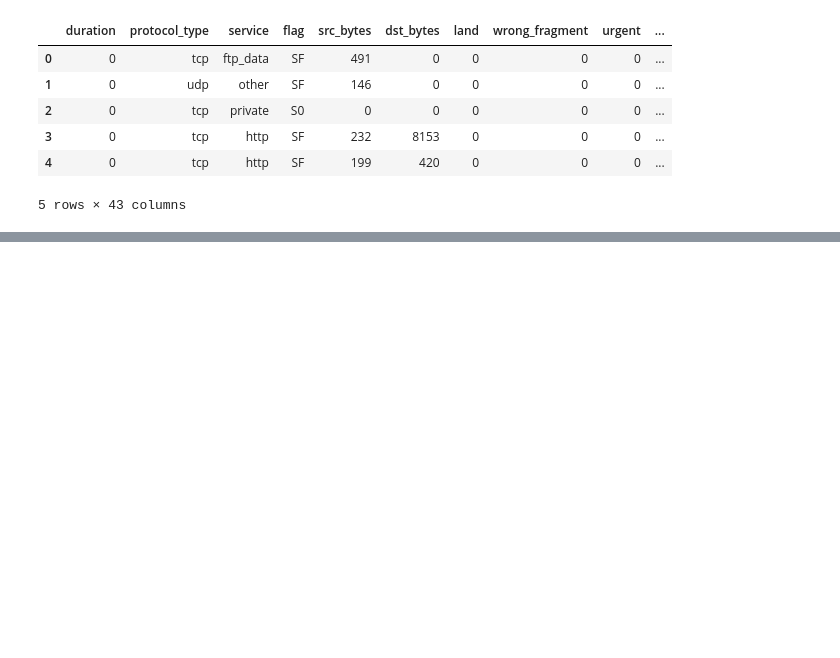
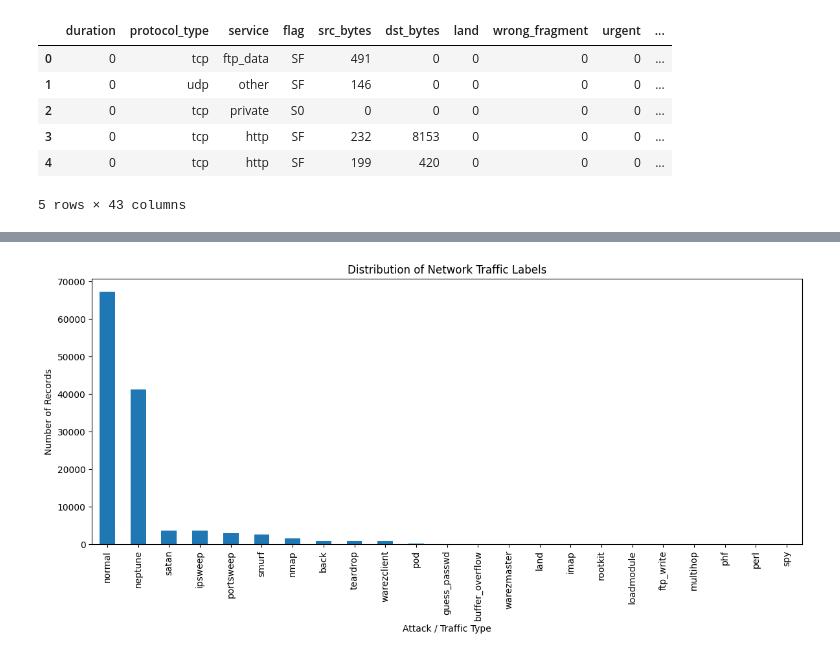
Before and after one commit to warmachine0942/Network-Intrusion-Detection, a Jupyter notebook: notebooks/01_eda.ipynb, the cells around one changed output, grey strips where cells are left out. Cells and saved outputs as stored; diff of their text form; code cells hidden in the pictures; blank space fills up the shorter version.

```diff
--- a/notebooks/01_eda.ipynb
+++ b/notebooks/01_eda.ipynb
@@ -120,0 +168,4 @@ train_df.head()
+# %%
+label_counts = train_df["label"].value_counts()
+
+print(label_counts)
@@ -120,0 +190,16 @@ train_df.head()
+# %%
+import matplotlib.pyplot as plt
+
+plt.figure(figsize=(12, 6))
+
+label_counts.plot(kind="bar")
+
+plt.title("Distribution of Network Traffic Labels")
+plt.xlabel("Attack / Traffic Type")
+plt.ylabel("Number of Records")
+plt.xticks(rotation=90)
+
+plt.tight_layout()
+plt.show()
+# %% [output]
+[figure, added]
```
Also changed, not shown: parts of 88 cells of this notebook, 23 other files.
